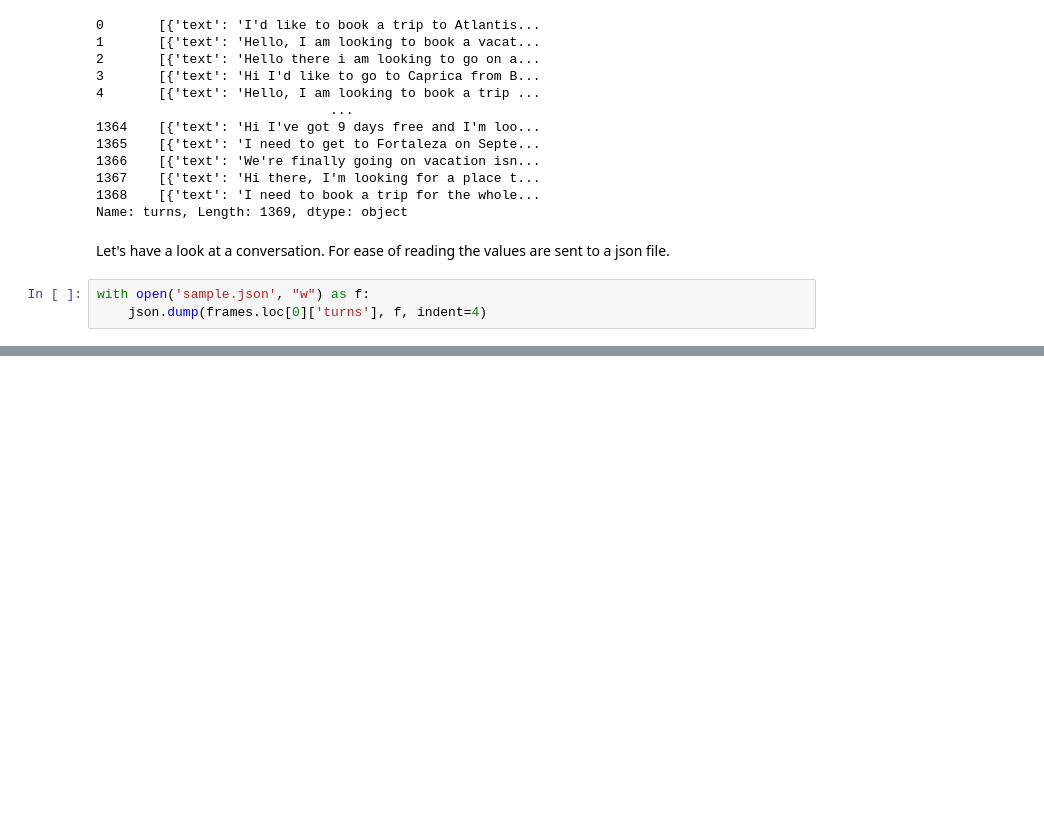
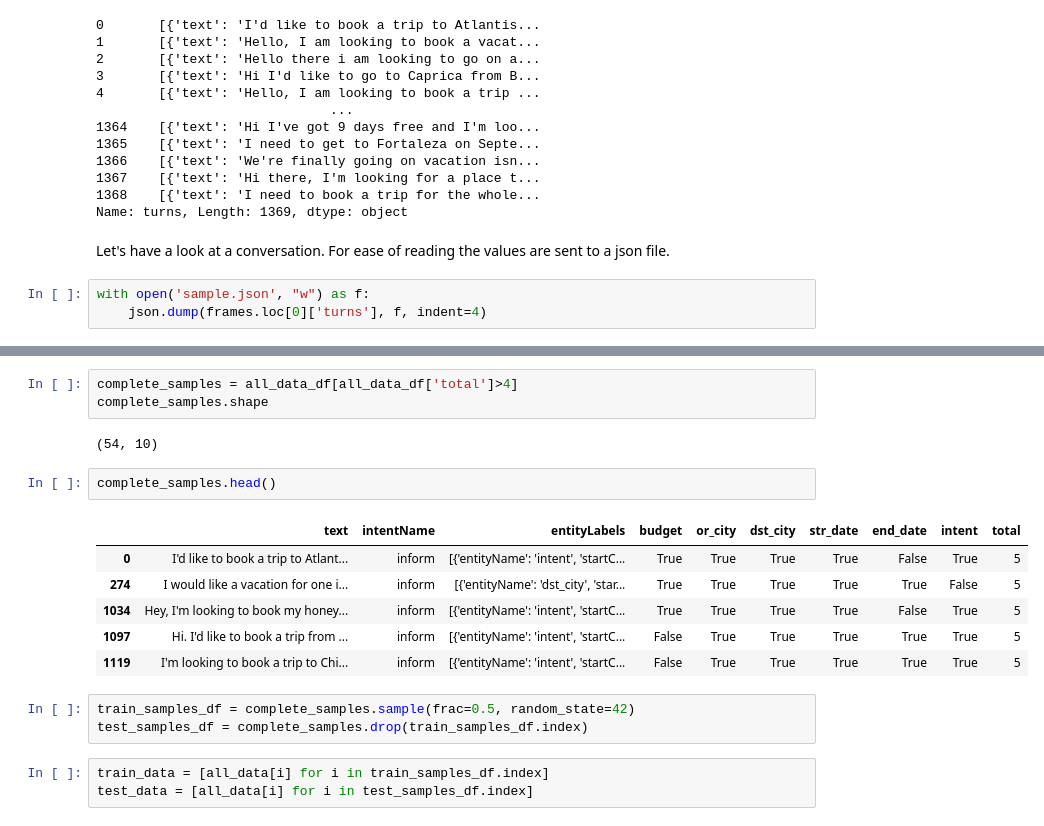
Before and after one commit to SoCrespo/OC-IA-P10, a Jupyter notebook: OC-IA-P10 DATA EXPLORATION.ipynb, the cells around one changed output, grey strips where cells are left out. Saved outputs shown, nothing was run; the diff lists cells and outputs as text; blank space fills up the shorter version.

```diff
--- a/OC-IA-P10 DATA EXPLORATION.ipynb
+++ b/OC-IA-P10 DATA EXPLORATION.ipynb
@@ -211,0 +331,20 @@ Let's transpose our data into the required format.
+# %%
+complete_samples = all_data_df[all_data_df['total']>4]
+complete_samples.shape
+# %% [output]
+(54, 10)
+# %%
+complete_samples.head()
+# %% [output]
+|  | text | intentName | entityLabels | budget | or_city | dst_city | str_date | end_date | intent | total |
+| 0 | I'd like to book a trip to Atlant... | inform | [{'entityName': 'intent', 'startC... | True | True | True | True | False | True | 5 |
+| 274 | I would like a vacation for one i... | inform | [{'entityName': 'dst_city', 'star... | True | True | True | True | True | False | 5 |
+| 1034 | Hey, I'm looking to book my honey... | inform | [{'entityName': 'intent', 'startC... | True | True | True | True | False | True | 5 |
+| 1097 | Hi. I'd like to book a trip from ... | inform | [{'entityName': 'intent', 'startC... | False | True | True | True | True | True | 5 |
+| 1119 | I'm looking to book a trip to Chi... | inform | [{'entityName': 'intent', 'startC... | False | True | True | True | True | True | 5 |
+# %%
+train_samples_df = complete_samples.sample(frac=0.5, random_state=42)
+test_samples_df = complete_samples.drop(train_samples_df.index)
+# %%
+train_data = [all_data[i] for i in train_samples_df.index]
+test_data = [all_data[i] for i in test_samples_df.index]
```
Also changed, not shown: parts of 28 cells of this notebook.
